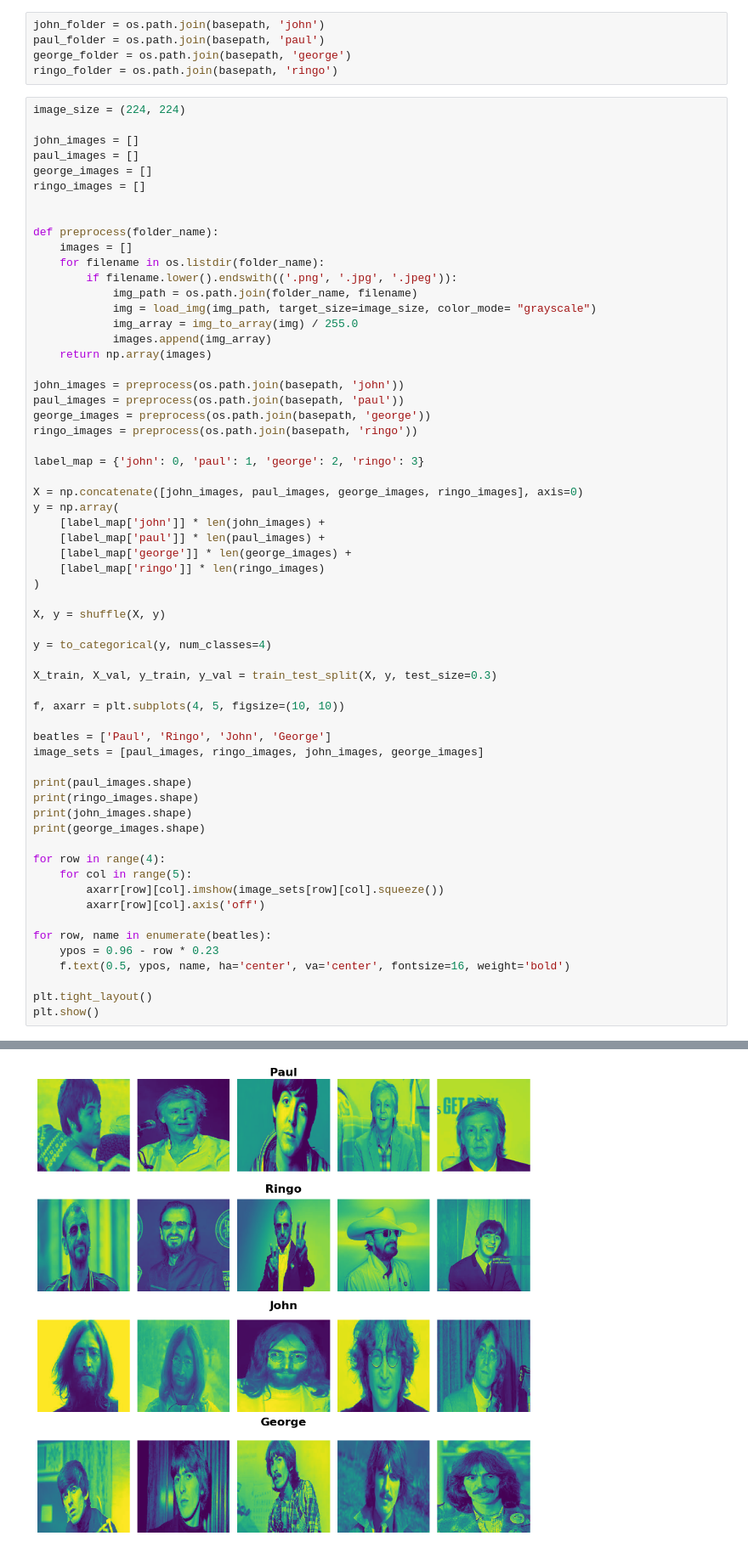
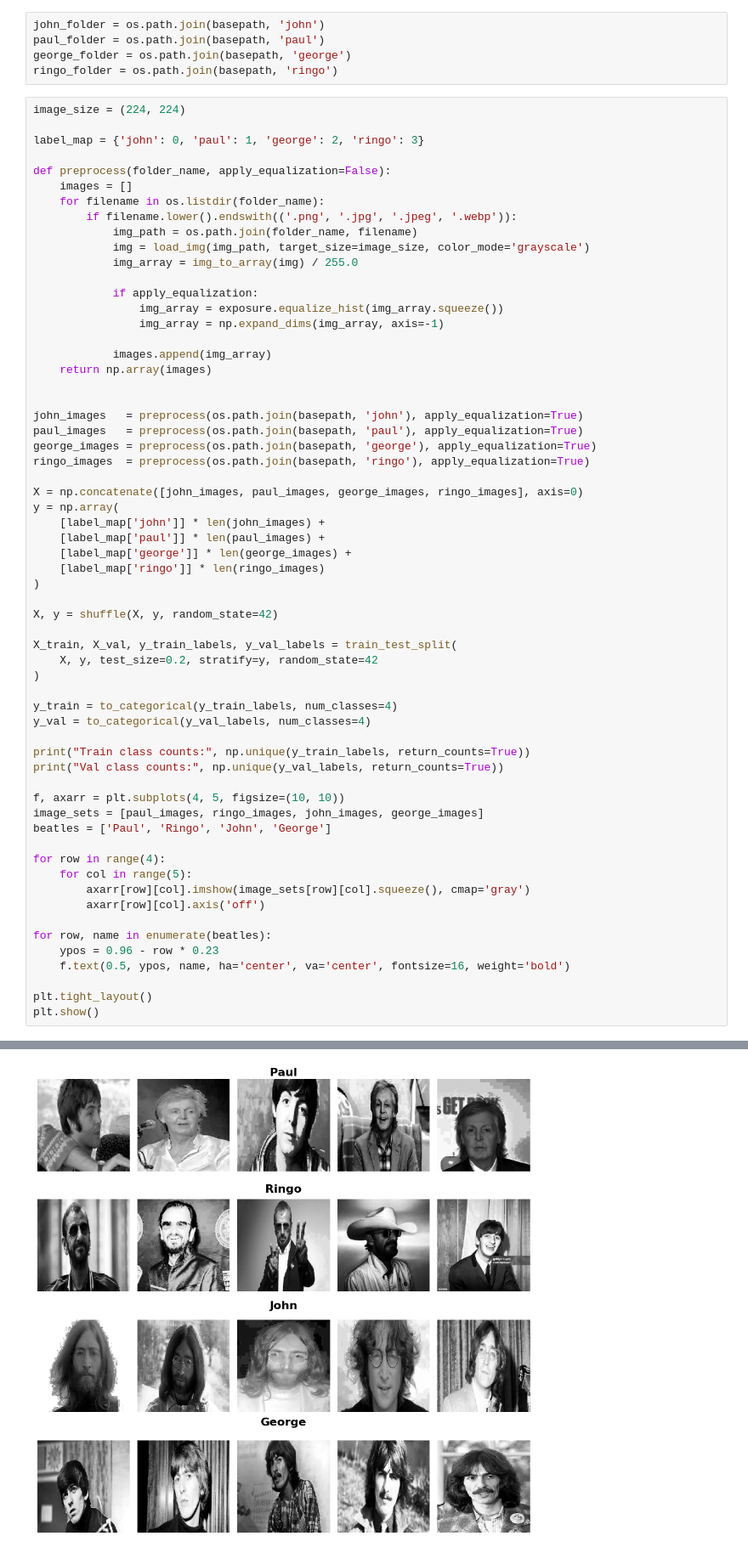
Before and after one commit to SchroderCoder/TC3002B_final, a Jupyter notebook: Beatles_Recognizer.ipynb, the cells around one changed output, grey strips where cells are left out. Shown at 85% size. Saved outputs shown, nothing was run; the diff lists cells and outputs as text.

```diff
--- a/Beatles_Recognizer.ipynb
+++ b/Beatles_Recognizer.ipynb
@@ -37,28 +43,28 @@ ringo_folder = os.path.join(basepath, 'ringo')
 # %%
 image_size = (224, 224)
 
-john_images = []
-paul_images = []
-george_images = []
-ringo_images = []
+label_map = {'john': 0, 'paul': 1, 'george': 2, 'ringo': 3}
 
-
-def preprocess(folder_name):
+def preprocess(folder_name, apply_equalization=False):
     images = []
     for filename in os.listdir(folder_name):
-        if filename.lower().endswith(('.png', '.jpg', '.jpeg')):
+        if filename.lower().endswith(('.png', '.jpg', '.jpeg', '.webp')):
             img_path = os.path.join(folder_name, filename)
-            img = load_img(img_path, target_size=image_size, color_mode= "grayscale")
+            img = load_img(img_path, target_size=image_size, color_mode='grayscale')
             img_array = img_to_array(img) / 255.0
+
+            if apply_equalization:
+                img_array = exposure.equalize_hist(img_array.squeeze())
+                img_array = np.expand_dims(img_array, axis=-1)
+
             images.append(img_array)
     return np.array(images)
 
-john_images = preprocess(os.path.join(basepath, 'john'))
-paul_images = preprocess(os.path.join(basepath, 'paul'))
-george_images = preprocess(os.path.join(basepath, 'george'))
-ringo_images = preprocess(os.path.join(basepath, 'ringo'))
 
-label_map = {'john': 0, 'paul': 1, 'george': 2, 'ringo': 3}
+john_images   = preprocess(os.path.join(basepath, 'john'), apply_equalization=True)
+paul_images   = preprocess(os.path.join(basepath, 'paul'), apply_equalization=True)
+george_images = preprocess(os.path.join(basepath, 'george'), apply_equalization=True)
+ringo_images  = preprocess(os.path.join(basepath, 'ringo'), apply_equalization=True)
 
 X = np.concatenate([john_images, paul_images, george_images, ringo_images], axis=0)
 y = np.array(
@@ -68,25 +74,25 @@ y = np.array(
     [label_map['ringo']] * len(ringo_images)
 )
 
-X, y = shuffle(X, y)
+X, y = shuffle(X, y, random_state=42)
 
-y = to_categorical(y, num_classes=4)
+X_train, X_val, y_train_labels, y_val_labels = train_test_split(
+    X, y, test_size=0.2, stratify=y, random_state=42
+)
 
-X_train, X_val, y_train, y_val = train_test_split(X, y, test_size=0.3)
+y_train = to_categorical(y_train_labels, num_classes=4)
+y_val = to_categorical(y_val_labels, num_classes=4)
+
+print("Train class counts:", np.unique(y_train_labels, return_counts=True))
+print("Val class counts:", np.unique(y_val_labels, return_counts=True))
 
 f, axarr = plt.subplots(4, 5, figsize=(10, 10))
-
+image_sets = [paul_images, ringo_images, john_images, george_images]
 beatles = ['Paul', 'Ringo', 'John', 'George']
-image_sets = [paul_images, ringo_images, john_images, george_images]
-
-print(paul_images.shape)
-print(ringo_images.shape)
-print(john_images.shape)
-print(george_images.shape)
 
 for row in range(4):
     for col in range(5):
-        axarr[row][col].imshow(image_sets[row][col].squeeze())
+        axarr[row][col].imshow(image_sets[row][col].squeeze(), cmap='gray')
         axarr[row][col].axis('off')
 
 for row, name in enumerate(beatles):
@@ -103,2 +107,2 @@ plt.show()
-[figure, old version]
+[figure, new version]
 # %%
```
Also changed, not shown: parts of 10 cells of this notebook, 7 other files.
